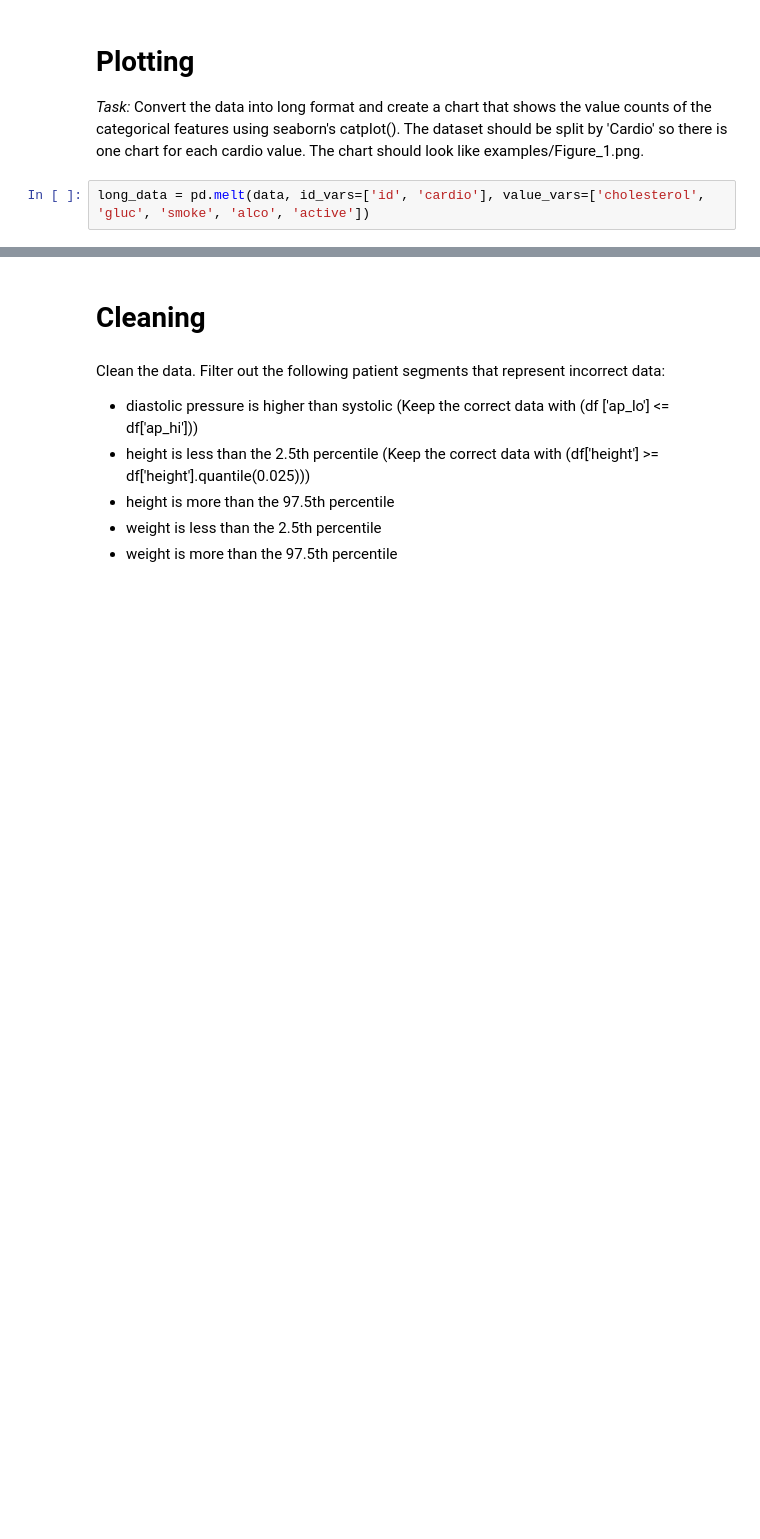
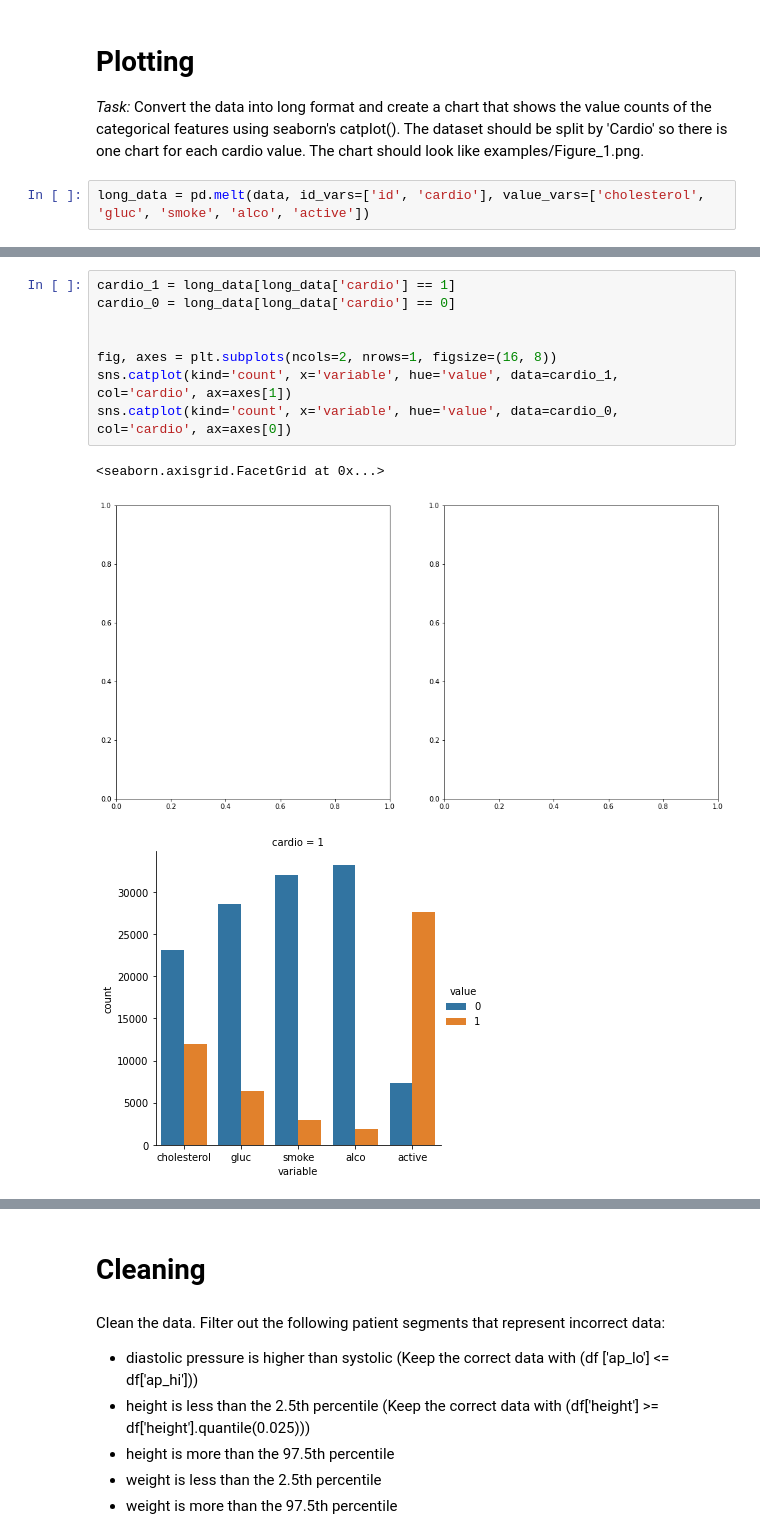
Before and after one commit to quicksilverri/medical-data-visualization, a Jupyter notebook: medical_data.ipynb, the cells around one changed output, grey strips where cells are left out. Saved outputs shown, nothing was run; the diff lists cells and outputs as text; blank space fills up the shorter version.

Commit message:
Trying to figure out how to work with sns.catplot

```diff
--- a/medical_data.ipynb
+++ b/medical_data.ipynb
@@ -173 +176,13 @@ sns.catplot(kind='count', x='variable', hue='value', data=long_data, col='cardio
 [figure]
+# %%
+cardio_1 = long_data[long_data['cardio'] == 1]
+cardio_0 = long_data[long_data['cardio'] == 0]
+
+
+fig, axes = plt.subplots(ncols=2, nrows=1, figsize=(16, 8))
+sns.catplot(kind='count', x='variable', hue='value', data=cardio_1, col='cardio', ax=axes[1])
+sns.catplot(kind='count', x='variable', hue='value', data=cardio_0, col='cardio', ax=axes[0])
+# %% [output]
+<seaborn.axisgrid.FacetGrid at 0x...>
+[figure, added]
+[figure, added]
```
Also changed, not shown: parts of 3 cells of this notebook.
